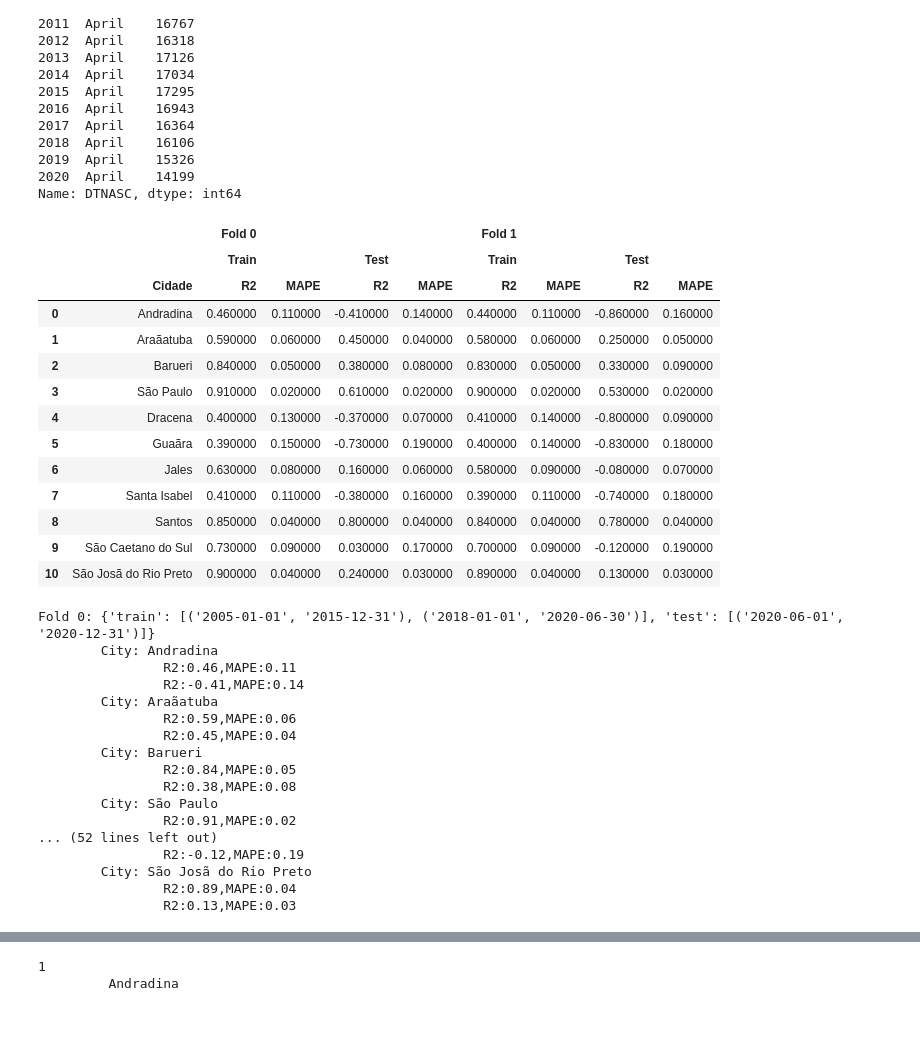
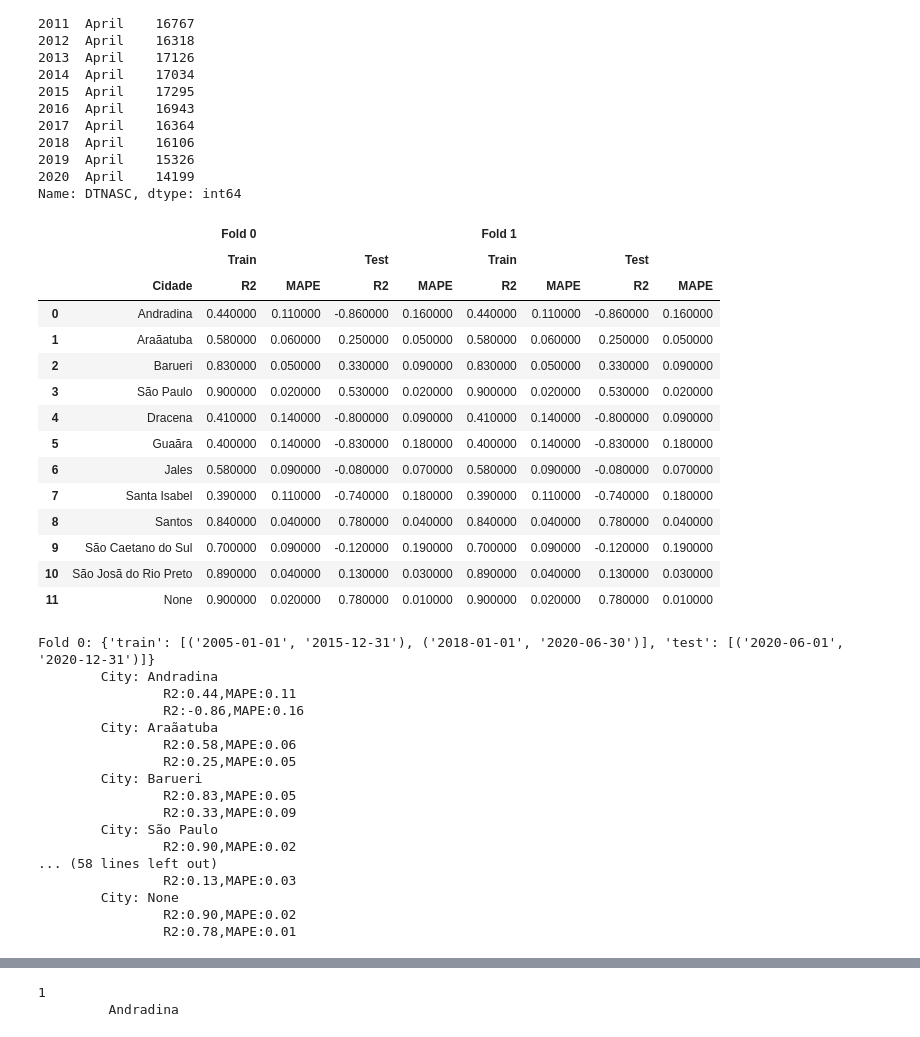
Before and after one commit to Kotzly/DS4H_Course, a Jupyter notebook: notebooks/DS4H_full.ipynb, the cells around one changed output, grey strips where cells are left out. Cells and saved outputs as stored; diff of their text form; code cells hidden in the pictures.

```diff
--- a/notebooks/DS4H_full.ipynb
+++ b/notebooks/DS4H_full.ipynb
@@ -617,70 +617,71 @@ N_MONTHS = 4
 USE_YEAR = True
 
 results = []
+cities = list(df.MUNNAME.unique()) + [None]
 for i, fold in enumerate(FOLDS):
-  result_dict = dict()
-  for city in df.MUNNAME.unique():
+  for city in cities:
   # for city in ["São Paulo"]:
     train_intervals, test_intervals = fold["train"], fold["test"]
     x_train, y_train, _ = create_folds_seq_with_year(processed_df, train_intervals, n_months=N_MONTHS, n_years=N_YEARS, city=city, use_year=USE_YEAR, other_filters=None)
     x_test, y_test, _ = create_folds_seq_with_year(processed_df, test_intervals, n_months=N_MONTHS, n_years=N_YEARS, city=city, use_year=USE_YEAR, other_filters=None)
 
     scaler = StandardScaler()
 
     model = LinearRegression()
     model.fit(x_train, y_train)
     r_test = evaluate(y_test, model.predict(x_test))
     r_train = evaluate(y_train, model.predict(x_train))
 
     result_dict[city] = {
         "model": model,
         "train": r_train,
         "test": r_test,
     }
 
   results.append(result_dict)
 
 result_df = create_results_table(results)
 display(result_df)
 print("\n\n")
 for i in range(len(results)):
   print(f"Fold {i}: {FOLDS[i]}")
   for city in results[i].keys():
     print(f"\tCity: {city}")
     print("\t\tR2:{:.2f},MAPE:{:.2f}".format(results[i][city]["train"]["R2"], results[i][city]["train"]["MAPE"]))
     print("\t\tR2:{:.2f},MAPE:{:.2f}".format(results[i][city]["test"]["R2"], results[i][city]["test"]["MAPE"]))
 # %% [output]
 |  |  | Fold 0 |  |  |  | Fold 1 |  |  |  |
 |  |  | Train |  | Test |  | Train |  | Test |  |
 |  | Cidade | R2 | MAPE | R2 | MAPE | R2 | MAPE | R2 | MAPE |
-| 0 | Andradina | 0.460000 | 0.110000 | -0.410000 | 0.140000 | 0.440000 | 0.110000 | -0.860000 | 0.160000 |
-| 1 | Araãatuba | 0.590000 | 0.060000 | 0.450000 | 0.040000 | 0.580000 | 0.060000 | 0.250000 | 0.050000 |
-| 2 | Barueri | 0.840000 | 0.050000 | 0.380000 | 0.080000 | 0.830000 | 0.050000 | 0.330000 | 0.090000 |
-| 3 | São Paulo | 0.910000 | 0.020000 | 0.610000 | 0.020000 | 0.900000 | 0.020000 | 0.530000 | 0.020000 |
-| 4 | Dracena | 0.400000 | 0.130000 | -0.370000 | 0.070000 | 0.410000 | 0.140000 | -0.800000 | 0.090000 |
-| 5 | Guaãra | 0.390000 | 0.150000 | -0.730000 | 0.190000 | 0.400000 | 0.140000 | -0.830000 | 0.180000 |
-| 6 | Jales | 0.630000 | 0.080000 | 0.160000 | 0.060000 | 0.580000 | 0.090000 | -0.080000 | 0.070000 |
-| 7 | Santa Isabel | 0.410000 | 0.110000 | -0.380000 | 0.160000 | 0.390000 | 0.110000 | -0.740000 | 0.180000 |
-| 8 | Santos | 0.850000 | 0.040000 | 0.800000 | 0.040000 | 0.840000 | 0.040000 | 0.780000 | 0.040000 |
-| 9 | São Caetano do Sul | 0.730000 | 0.090000 | 0.030000 | 0.170000 | 0.700000 | 0.090000 | -0.120000 | 0.190000 |
-| 10 | São Josã do Rio Preto | 0.900000 | 0.040000 | 0.240000 | 0.030000 | 0.890000 | 0.040000 | 0.130000 | 0.030000 |
+| 0 | Andradina | 0.440000 | 0.110000 | -0.860000 | 0.160000 | 0.440000 | 0.110000 | -0.860000 | 0.160000 |
+| 1 | Araãatuba | 0.580000 | 0.060000 | 0.250000 | 0.050000 | 0.580000 | 0.060000 | 0.250000 | 0.050000 |
+| 2 | Barueri | 0.830000 | 0.050000 | 0.330000 | 0.090000 | 0.830000 | 0.050000 | 0.330000 | 0.090000 |
+| 3 | São Paulo | 0.900000 | 0.020000 | 0.530000 | 0.020000 | 0.900000 | 0.020000 | 0.530000 | 0.020000 |
+| 4 | Dracena | 0.410000 | 0.140000 | -0.800000 | 0.090000 | 0.410000 | 0.140000 | -0.800000 | 0.090000 |
+| 5 | Guaãra | 0.400000 | 0.140000 | -0.830000 | 0.180000 | 0.400000 | 0.140000 | -0.830000 | 0.180000 |
+| 6 | Jales | 0.580000 | 0.090000 | -0.080000 | 0.070000 | 0.580000 | 0.090000 | -0.080000 | 0.070000 |
+| 7 | Santa Isabel | 0.390000 | 0.110000 | -0.740000 | 0.180000 | 0.390000 | 0.110000 | -0.740000 | 0.180000 |
+| 8 | Santos | 0.840000 | 0.040000 | 0.780000 | 0.040000 | 0.840000 | 0.040000 | 0.780000 | 0.040000 |
+| 9 | São Caetano do Sul | 0.700000 | 0.090000 | -0.120000 | 0.190000 | 0.700000 | 0.090000 | -0.120000 | 0.190000 |
+| 10 | São Josã do Rio Preto | 0.890000 | 0.040000 | 0.130000 | 0.030000 | 0.890000 | 0.040000 | 0.130000 | 0.030000 |
+| 11 | None | 0.900000 | 0.020000 | 0.780000 | 0.010000 | 0.900000 | 0.020000 | 0.780000 | 0.010000 |
 Fold 0: {'train': [('2005-01-01', '2015-12-31'), ('2018-01-01', '2020-06-30')], 'test': [('2020-06-01', '2020-12-31')]}
         City: Andradina
-                R2:0.46,MAPE:0.11
-                R2:-0.41,MAPE:0.14
+                R2:0.44,MAPE:0.11
+                R2:-0.86,MAPE:0.16
         City: Araãatuba
-                R2:0.59,MAPE:0.06
-                R2:0.45,MAPE:0.04
+                R2:0.58,MAPE:0.06
+                R2:0.25,MAPE:0.05
         City: Barueri
-                R2:0.84,MAPE:0.05
-                R2:0.38,MAPE:0.08
+                R2:0.83,MAPE:0.05
+                R2:0.33,MAPE:0.09
         City: São Paulo
-                R2:0.91,MAPE:0.02
-... (52 lines left out)
-                R2:-0.12,MAPE:0.19
-        City: São Josã do Rio Preto
-                R2:0.89,MAPE:0.04
+                R2:0.90,MAPE:0.02
+... (58 lines left out)
                 R2:0.13,MAPE:0.03
+        City: None
+                R2:0.90,MAPE:0.02
+                R2:0.78,MAPE:0.01
 # %%
 N_YEARS = 2
 N_MONTHS = 4
```
Also changed, not shown: parts of 3 cells of this notebook.
